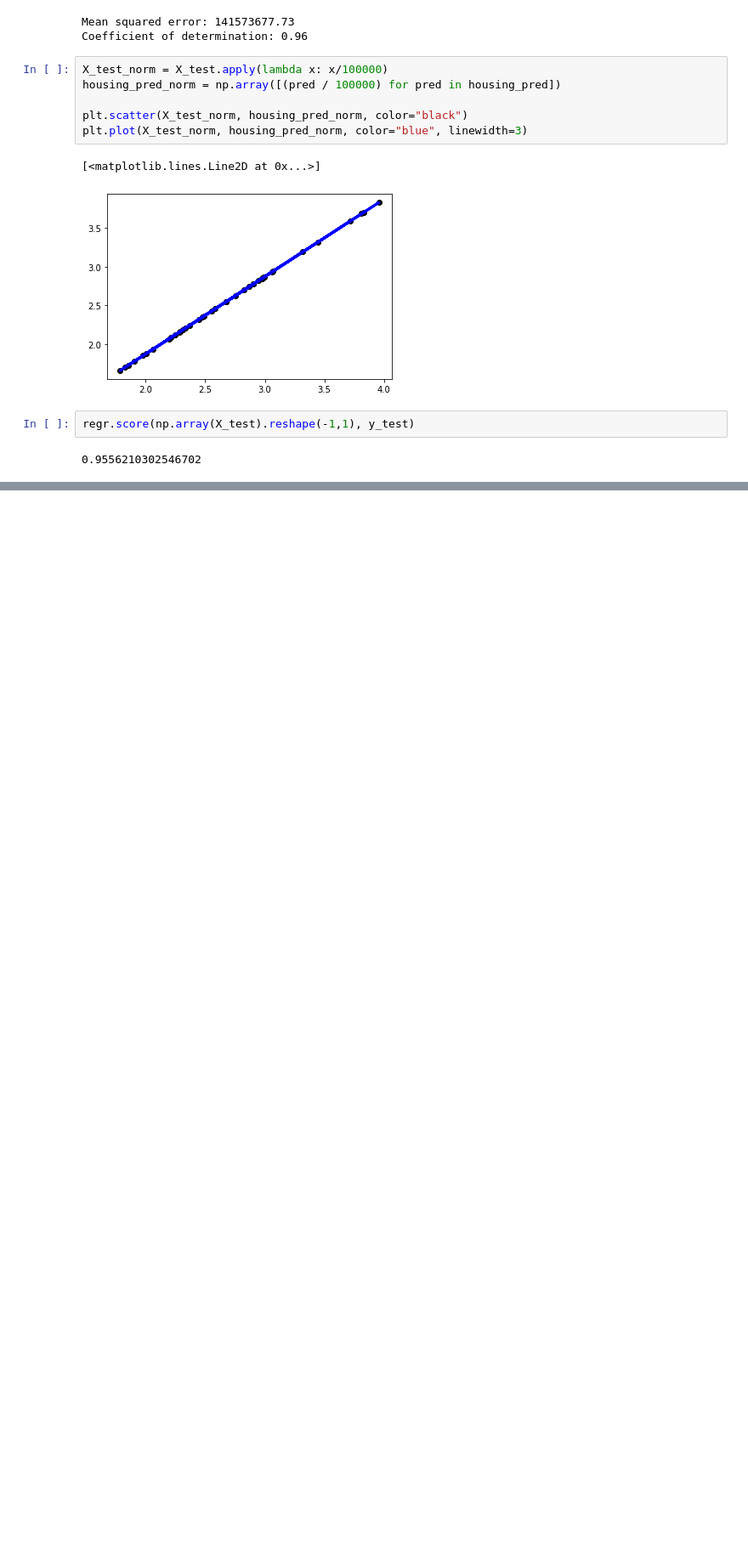
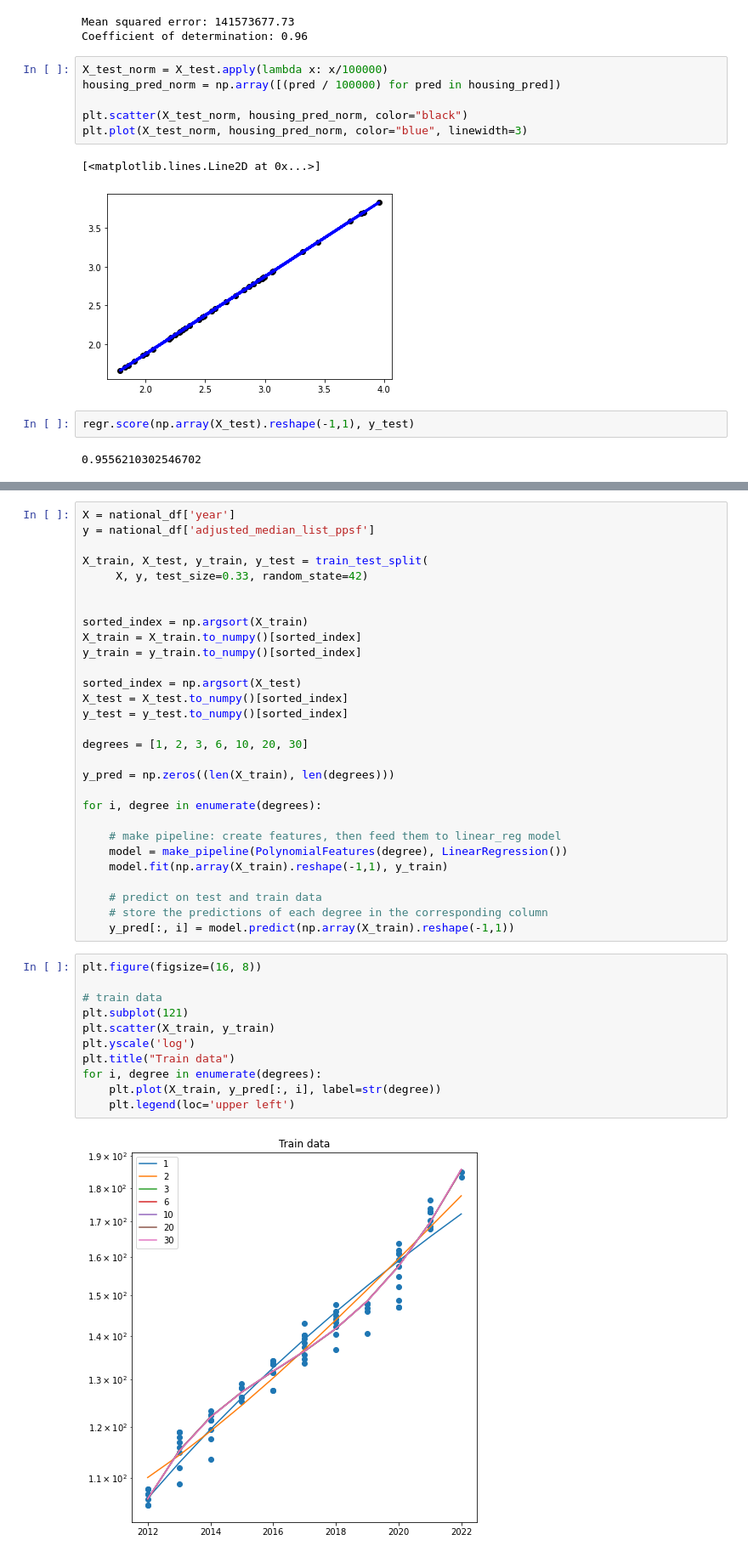
Before and after one commit to COGS118A/Group029-Sp22, a Jupyter notebook: COGS_118A_Project.ipynb, the cells around one changed output, grey strips where cells are left out. Shown: that part at 85% size. Saved outputs shown, nothing was run; the diff lists cells and outputs as text; blank space fills up the shorter version.

Commit message:
Add linear regression analysis of various degress

```diff
--- a/COGS_118A_Project.ipynb
+++ b/COGS_118A_Project.ipynb
@@ -259,0 +238,42 @@ sns.regplot(x = "median_list_price", y = "median_sale_price", data = test, fit_r
+# %%
+X = national_df['year']
+y = national_df['adjusted_median_list_ppsf']
+
+X_train, X_test, y_train, y_test = train_test_split(
+     X, y, test_size=0.33, random_state=42)
+
+
+sorted_index = np.argsort(X_train)
+X_train = X_train.to_numpy()[sorted_index]
+y_train = y_train.to_numpy()[sorted_index]
+
+sorted_index = np.argsort(X_test)
+X_test = X_test.to_numpy()[sorted_index]
+y_test = y_test.to_numpy()[sorted_index]
+
+degrees = [1, 2, 3, 6, 10, 20, 30]
+
+y_pred = np.zeros((len(X_train), len(degrees)))
+
+for i, degree in enumerate(degrees):
+
+    # make pipeline: create features, then feed them to linear_reg model
+    model = make_pipeline(PolynomialFeatures(degree), LinearRegression())
+    model.fit(np.array(X_train).reshape(-1,1), y_train)
+
+    # predict on test and train data
+    # store the predictions of each degree in the corresponding column
+    y_pred[:, i] = model.predict(np.array(X_train).reshape(-1,1))
+# %%
+plt.figure(figsize=(16, 8))
+
+# train data
+plt.subplot(121)
+plt.scatter(X_train, y_train)
+plt.yscale('log')
+plt.title("Train data")
+for i, degree in enumerate(degrees):
+    plt.plot(X_train, y_pred[:, i], label=str(degree))
+    plt.legend(loc='upper left')
+# %% [output]
+[figure, added]
```
Also changed, not shown: parts of 9 cells of this notebook.
